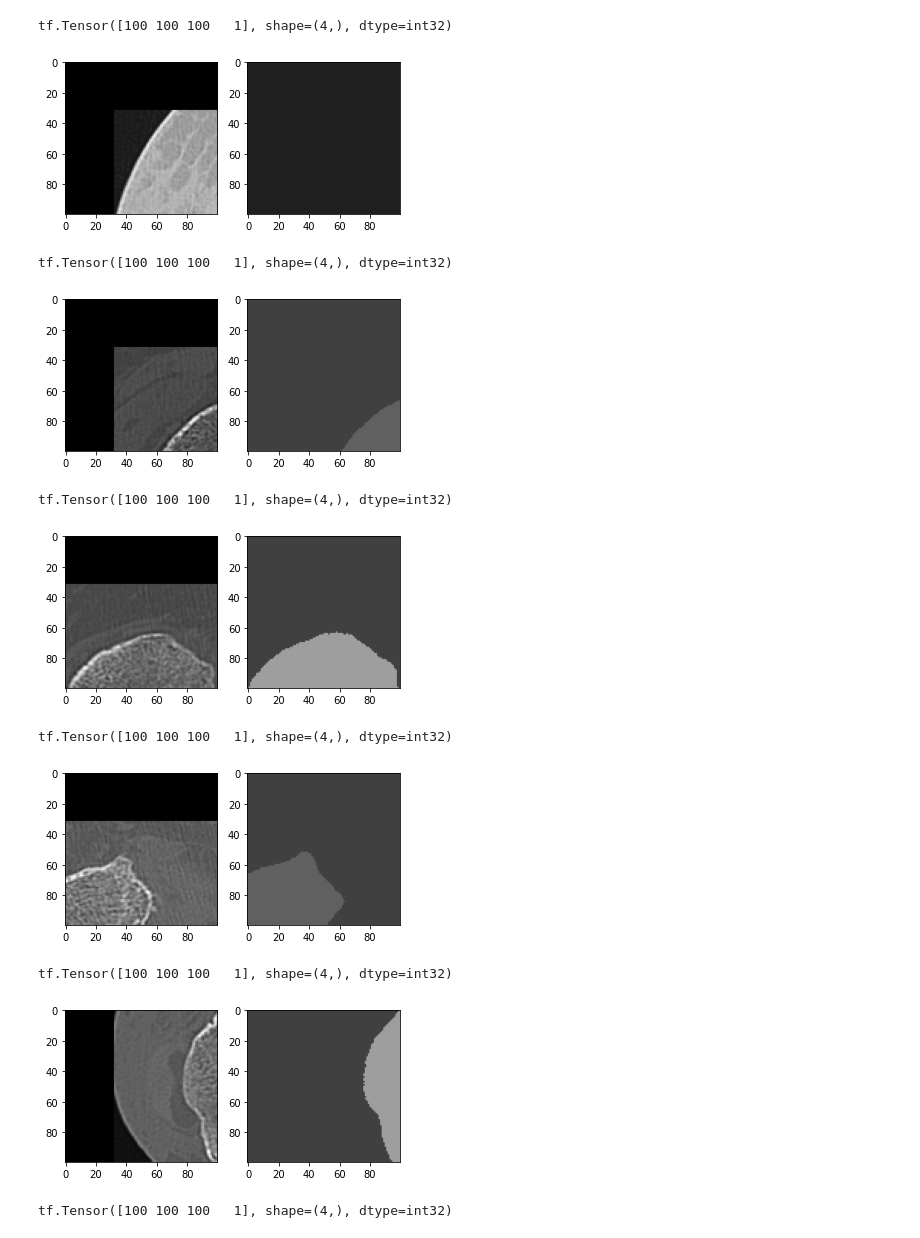
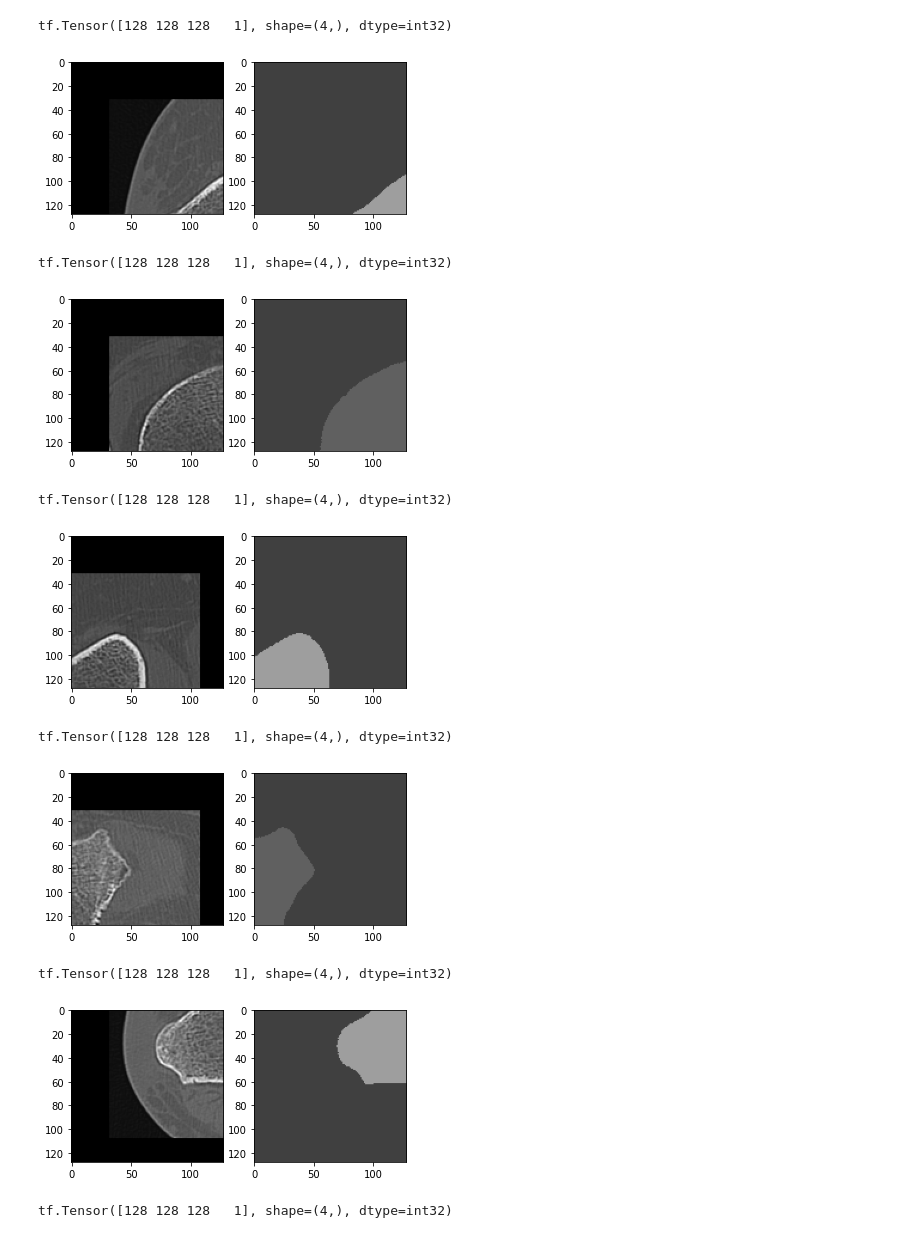
Before and after one commit to mrossi93/med_dataloader, a Jupyter notebook: examples/basic_usage_segmentation_3D_patch.ipynb, the cells around one changed output. Saved outputs shown, nothing was run; the diff lists cells and outputs as text; code cells hidden in the pictures.

```diff
--- a/examples/basic_usage_segmentation_3D_patch.ipynb
+++ b/examples/basic_usage_segmentation_3D_patch.ipynb
@@ -10,20 +26,20 @@ except:
 # %%
 num_classes = 3
 
-med_dl.generate_dataset(data_path=r"Test_Dataset_segmentation_patch.json",
+med_dl.generate_dataset(data_path=r"Test_Dataset_segmentation.json",
                         imgA_label="CT",
                         imgB_label="Labels",
-                        img_size=256,
+                        img_size=[256, 256, 256],
                         is_B_categorical=True,
                         num_classes=num_classes,
                         norm_boundsA=None,
                         norm_boundsB=None,
                         use_3D=True,
-                        patch_size=100,
-                        patch_overlap=0.0
+                        patch_size=128,
+                        patch_overlap=0.1
                         )
 
-train_ds, valid_ds, test_ds = med_dl.get_dataset(data_dir=r"Test_Dataset_segmentation_patch_TF",
+train_ds, valid_ds, test_ds = med_dl.get_dataset(data_dir=r"Test_Dataset_segmentation_TF",
                                                  percentages=[1,0,0],
                                                  batch_size=1,
                                                  train_augmentation=True,
@@ -41,30 +57,30 @@ Cached decoded images in Test_Dataset_segmentation_patch_TF\Labels.cache.
 # %%
 import matplotlib.pyplot as plt
 import tensorflow as tf
-slice_index = 80
+slice_index = 60
 
-for batch in train_ds:#.take(3):
+for batch in train_ds:
 #for batch in train_ds.skip(192*0+70).take(30):
     volume_batch, label_batch = batch
     for volume, label in zip(volume_batch, label_batch):
         print(tf.shape(volume))
         plt.subplot(121)
         plt.imshow(volume[:,:,slice_index,0], cmap="gray")
         #plt.imshow(volume[:,:,0], cmap="gray")
         plt.subplot(122)
         for i in range(num_classes):
             plt.imshow(label[:,:,slice_index,i], cmap="gray", alpha=0.5)
             #plt.imshow(label[:,:,i], cmap="gray", alpha=0.5)
         plt.show()
 # %% [output]
-tf.Tensor([100 100 100   1], shape=(4,), dtype=int32)
+tf.Tensor([128 128 128   1], shape=(4,), dtype=int32)
-[figure, old version]
+[figure, new version]
-tf.Tensor([100 100 100   1], shape=(4,), dtype=int32)
+tf.Tensor([128 128 128   1], shape=(4,), dtype=int32)
-[figure, old version]
+[figure, new version]
-tf.Tensor([100 100 100   1], shape=(4,), dtype=int32)
+tf.Tensor([128 128 128   1], shape=(4,), dtype=int32)
-[figure, old version]
+[figure, new version]
-tf.Tensor([100 100 100   1], shape=(4,), dtype=int32)
+tf.Tensor([128 128 128   1], shape=(4,), dtype=int32)
-[figure, old version]
+[figure, new version]
-tf.Tensor([100 100 100   1], shape=(4,), dtype=int32)
+tf.Tensor([128 128 128   1], shape=(4,), dtype=int32)
-[figure, old version]
+[figure, new version]
-tf.Tensor([100 100 100   1], shape=(4,), dtype=int32)
+tf.Tensor([128 128 128   1], shape=(4,), dtype=int32)
```
Also changed, not shown: parts of 7 cells of this notebook, 4 other files.
